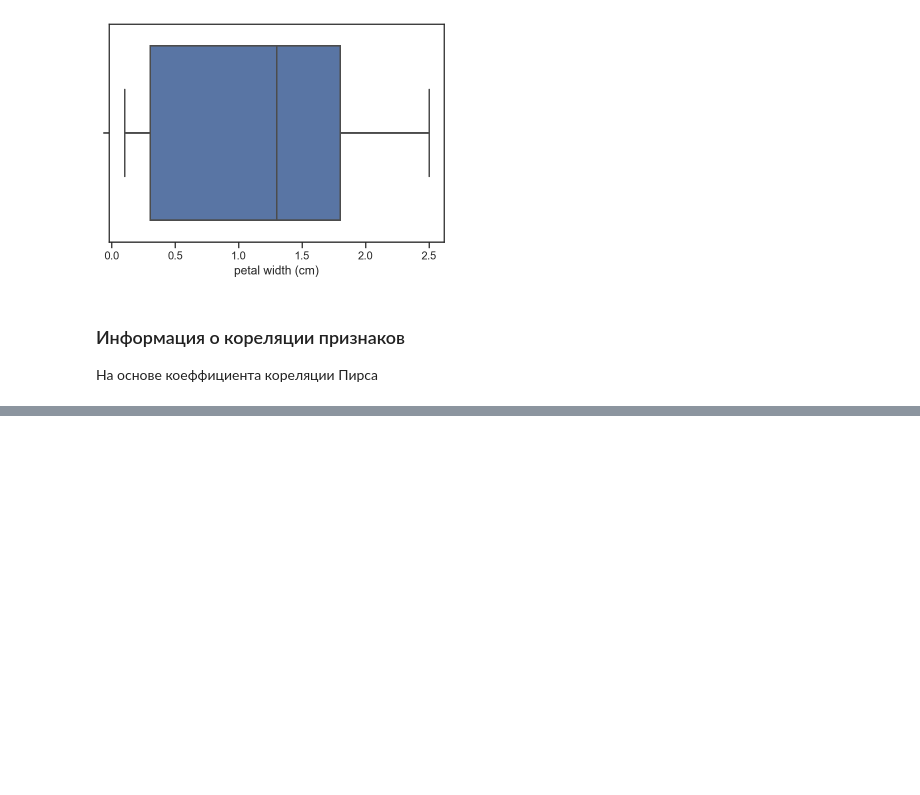
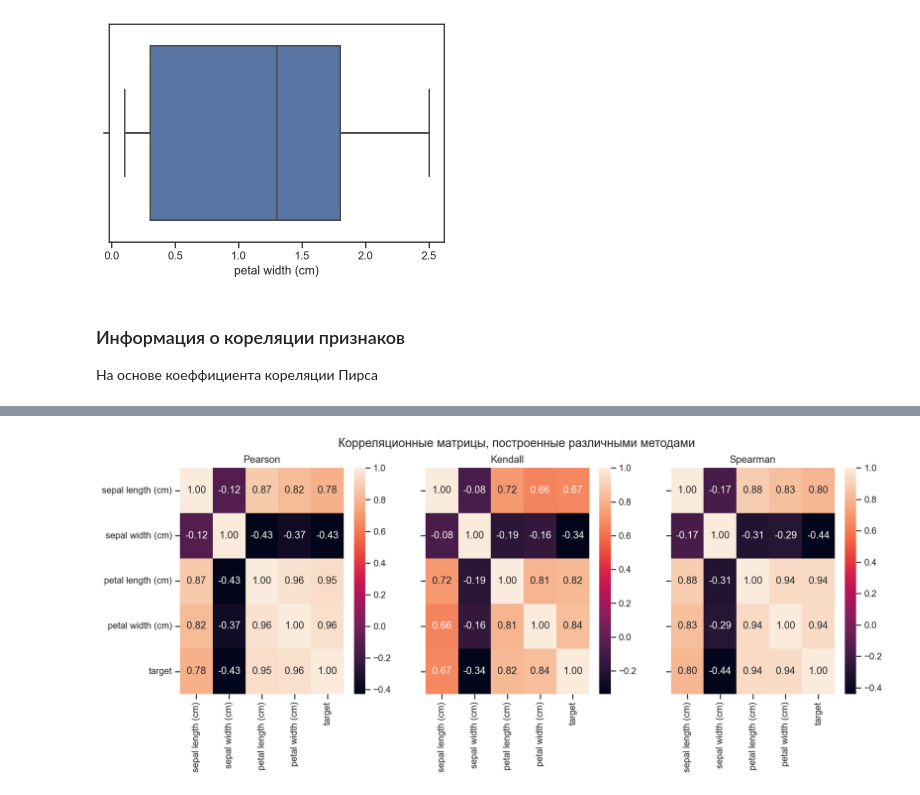
Before and after one commit to mrRoze/TMO-worked, a Jupyter notebook: TMO/Lab 1.ipynb, the cells around one changed output, grey strips where cells are left out. Cells and saved outputs as stored; diff of their text form; code cells hidden in the pictures; blank space fills up the shorter version.

```diff
--- a/TMO/Lab 1.ipynb
+++ b/TMO/Lab 1.ipynb
@@ -260,0 +284,11 @@ sns.boxplot(x=df['petal width (cm)'])
+# %%
+fig, ax = plt.subplots(1, 3, sharex='col', sharey='row', figsize=(15,5))
+sns.heatmap(df.corr(method='pearson'), ax=ax[0], annot=True, fmt='.2f')
+sns.heatmap(df.corr(method='kendall'), ax=ax[1], annot=True, fmt='.2f')
+sns.heatmap(df.corr(method='spearman'), ax=ax[2], annot=True, fmt='.2f')
+fig.suptitle('Корреляционные матрицы, построенные различными методами')
+ax[0].title.set_text('Pearson')
+ax[1].title.set_text('Kendall')
+ax[2].title.set_text('Spearman')
+# %% [output]
+[figure, added]
```
Also changed, not shown: parts of 3 cells of this notebook.
